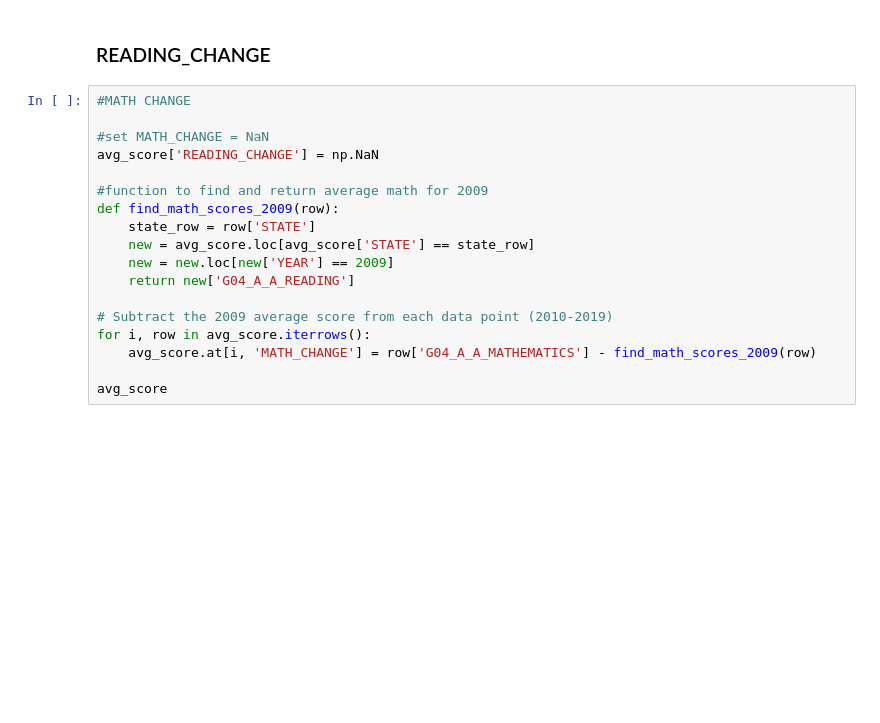
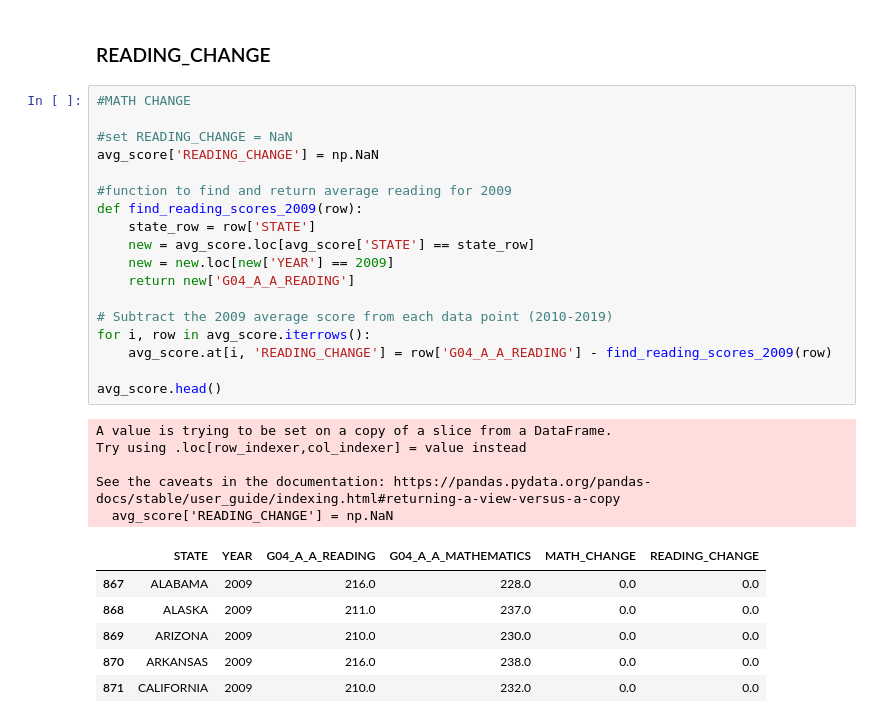
Before and after one commit to rohanondkar/rohanondkar.github.io, a Jupyter notebook: final.ipynb, the cells around one changed output. Drawn from its saved outputs; the diff is of its cells as text; blank space fills up the shorter version.

```diff
--- a/final.ipynb
+++ b/final.ipynb
@@ -145,18 +145,30 @@ See the caveats in the documentation: https://pandas.pydata.org/pandas-docs/stab
 # %%
 #MATH CHANGE
 
-#set MATH_CHANGE = NaN
+#set READING_CHANGE = NaN
 avg_score['READING_CHANGE'] = np.NaN
 
-#function to find and return average math for 2009
-def find_math_scores_2009(row):
+#function to find and return average reading for 2009
+def find_reading_scores_2009(row):
     state_row = row['STATE']
     new = avg_score.loc[avg_score['STATE'] == state_row]
     new = new.loc[new['YEAR'] == 2009]
     return new['G04_A_A_READING']
 
 # Subtract the 2009 average score from each data point (2010-2019)
 for i, row in avg_score.iterrows():
-    avg_score.at[i, 'MATH_CHANGE'] = row['G04_A_A_MATHEMATICS'] - find_math_scores_2009(row)
+    avg_score.at[i, 'READING_CHANGE'] = row['G04_A_A_READING'] - find_reading_scores_2009(row)
 
-avg_score
+avg_score.head()
+# %% [output]
+A value is trying to be set on a copy of a slice from a DataFrame.
+Try using .loc[row_indexer,col_indexer] = value instead
+
+See the caveats in the documentation: https://pandas.pydata.org/pandas-docs/stable/user_guide/indexing.html#returning-a-view-versus-a-copy
+  avg_score['READING_CHANGE'] = np.NaN
+|  | STATE | YEAR | G04_A_A_READING | G04_A_A_MATHEMATICS | MATH_CHANGE | READING_CHANGE |
+| 867 | ALABAMA | 2009 | 216.0 | 228.0 | 0.0 | 0.0 |
+| 868 | ALASKA | 2009 | 211.0 | 237.0 | 0.0 | 0.0 |
+| 869 | ARIZONA | 2009 | 210.0 | 230.0 | 0.0 | 0.0 |
+| 870 | ARKANSAS | 2009 | 216.0 | 238.0 | 0.0 | 0.0 |
+| 871 | CALIFORNIA | 2009 | 210.0 | 232.0 | 0.0 | 0.0 |
```
Also changed, not shown: parts of 1 cell of this notebook.
